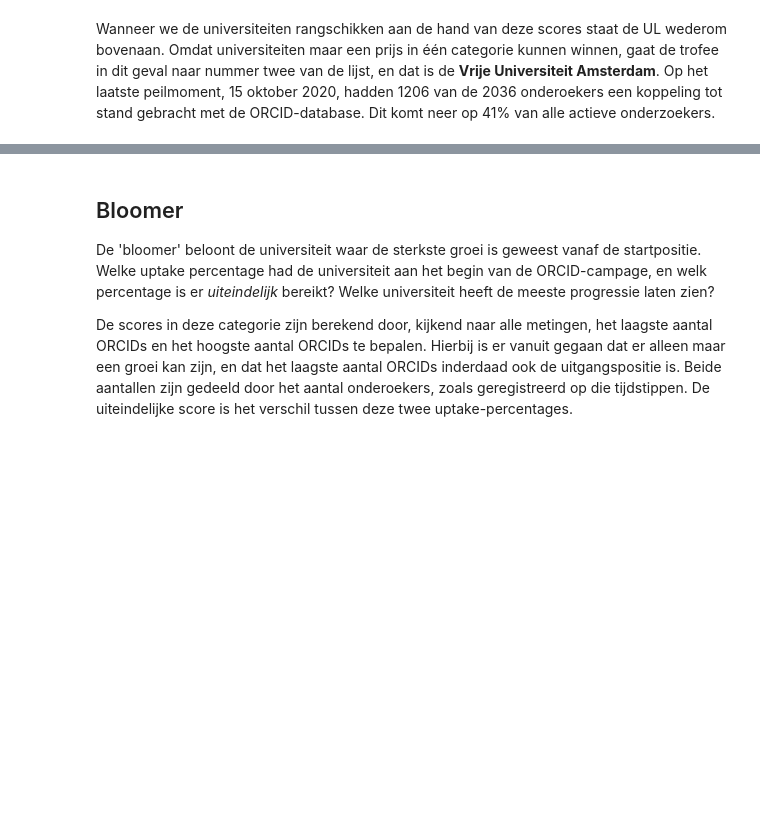
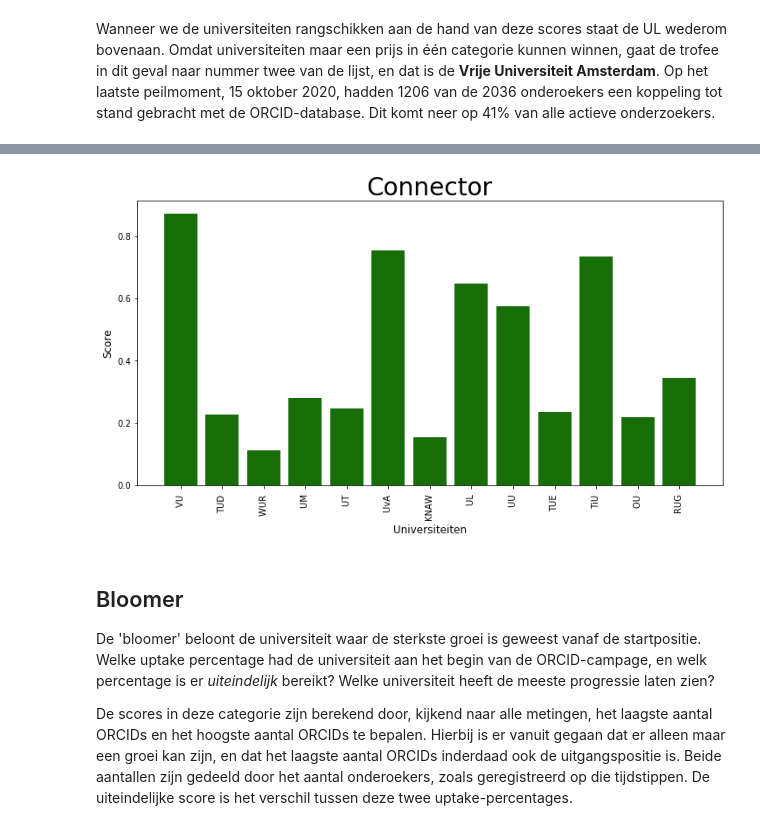
Before and after one commit to peterverhaar/monitoringOrcid, a Jupyter notebook: ORCID Trophee.ipynb, the cells around one changed output, grey strips where cells are left out. Saved outputs shown, nothing was run; the diff lists cells and outputs as text; code cells hidden in the pictures; blank space fills up the shorter version.

```diff
--- a/ORCID Trophee.ipynb
+++ b/ORCID Trophee.ipynb
@@ -87,7 +110,7 @@ for o in organisations:
     dateMax = data_inst['Datum van meting'].max()
     mostRecent = data_inst[ data_inst['Datum van meting'] == dateMax ].squeeze()
 
-    score = mostRecent['Aantal ORCiD Export Koppelingen in het CRIS van Onderzoekers'] / mostRecent['Aantal onderzoekers']
+    score = mostRecent['Aantal ORCiD Export Koppelingen in het CRIS van Onderzoekers'] / mostRecent['Aantal ORCiD registraties in het CRIS van Onderzoekers']
 
     ## Incorrecte resultaten (bijv delingen door 0) worden genegeerd
     if( not( pd.isnull(score) ) ):
@@ -140,3 +162,24 @@ UMCU - Universitair Medisch Centrum Utrecht: 0.0
+# %%
+
+
+fig = plt.figure( figsize=(12,6) )
+ax = plt.axes()
+
+x_labels = []
+for x in connector_scores.keys():
+    x_labels.append( x[ 0 : x.index('-')] )
+
+ax.bar(  x_labels , connector_scores.values() , color = '#176e08')
+
+plt.xticks(rotation= 90)
+
+ax.set_xlabel('Universiteiten' , fontsize= 12)
+ax.set_ylabel('Score' , fontsize = 12 )
+ax.set_title( 'Connector' , fontsize=28 )
+
+plt.show()
+# %% [output]
+[figure, added]
 # %% [markdown]
 ## Bloomer
 
```
Also changed, not shown: parts of 20 cells of this notebook.
